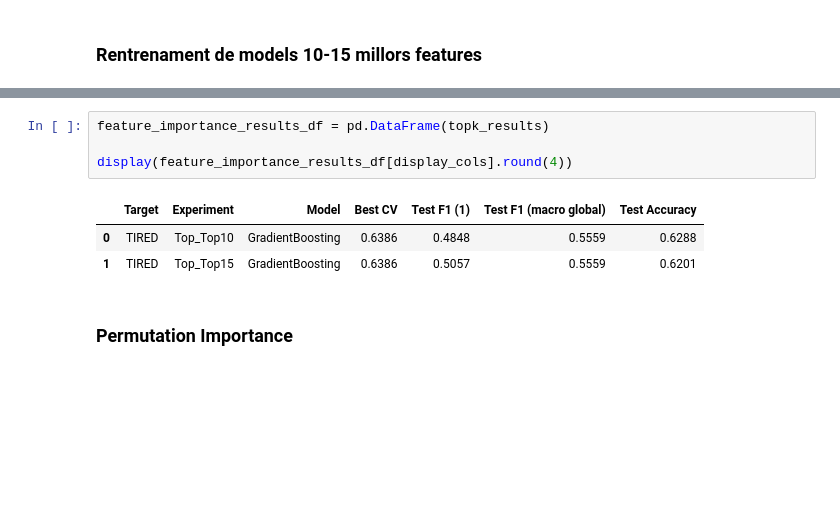
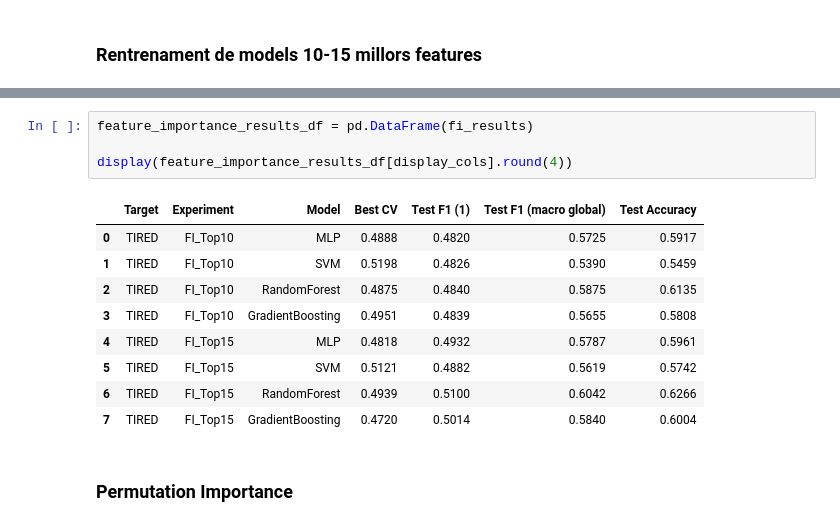
Before and after one commit to RogerDuran808/AI-Health-Assistant, a Jupyter notebook: notebooks/03_LifeSnaps_Preprocessing_Experiments.ipynb, the cells around one changed output, grey strips where cells are left out. Drawn from its saved outputs; the diff is of its cells as text; blank space fills up the shorter version.

```diff
--- a/notebooks/03_LifeSnaps_Preprocessing_Experiments.ipynb
+++ b/notebooks/03_LifeSnaps_Preprocessing_Experiments.ipynb
@@ -446,10 +535,16 @@ Top15                | Best CV: 0.6386 | Test F1(cl1): 0.5057 | Acc: 0.6201
 # %%
-feature_importance_results_df = pd.DataFrame(topk_results)
+feature_importance_results_df = pd.DataFrame(fi_results)
 
 display(feature_importance_results_df[display_cols].round(4))
 # %% [output]
 |  | Target | Experiment | Model | Best CV | Test F1 (1) | Test F1 (macro global) | Test Accuracy |
-| 0 | TIRED | Top_Top10 | GradientBoosting | 0.6386 | 0.4848 | 0.5559 | 0.6288 |
-| 1 | TIRED | Top_Top15 | GradientBoosting | 0.6386 | 0.5057 | 0.5559 | 0.6201 |
+| 0 | TIRED | FI_Top10 | MLP | 0.4888 | 0.4820 | 0.5725 | 0.5917 |
+| 1 | TIRED | FI_Top10 | SVM | 0.5198 | 0.4826 | 0.5390 | 0.5459 |
+| 2 | TIRED | FI_Top10 | RandomForest | 0.4875 | 0.4840 | 0.5875 | 0.6135 |
+| 3 | TIRED | FI_Top10 | GradientBoosting | 0.4951 | 0.4839 | 0.5655 | 0.5808 |
+| 4 | TIRED | FI_Top15 | MLP | 0.4818 | 0.4932 | 0.5787 | 0.5961 |
+| 5 | TIRED | FI_Top15 | SVM | 0.5121 | 0.4882 | 0.5619 | 0.5742 |
+| 6 | TIRED | FI_Top15 | RandomForest | 0.4939 | 0.5100 | 0.6042 | 0.6266 |
+| 7 | TIRED | FI_Top15 | GradientBoosting | 0.4720 | 0.5014 | 0.5840 | 0.6004 |
 # %% [markdown]
 ### Permutation Importance
```
Also changed, not shown: parts of 24 cells of this notebook, 5 other files.
